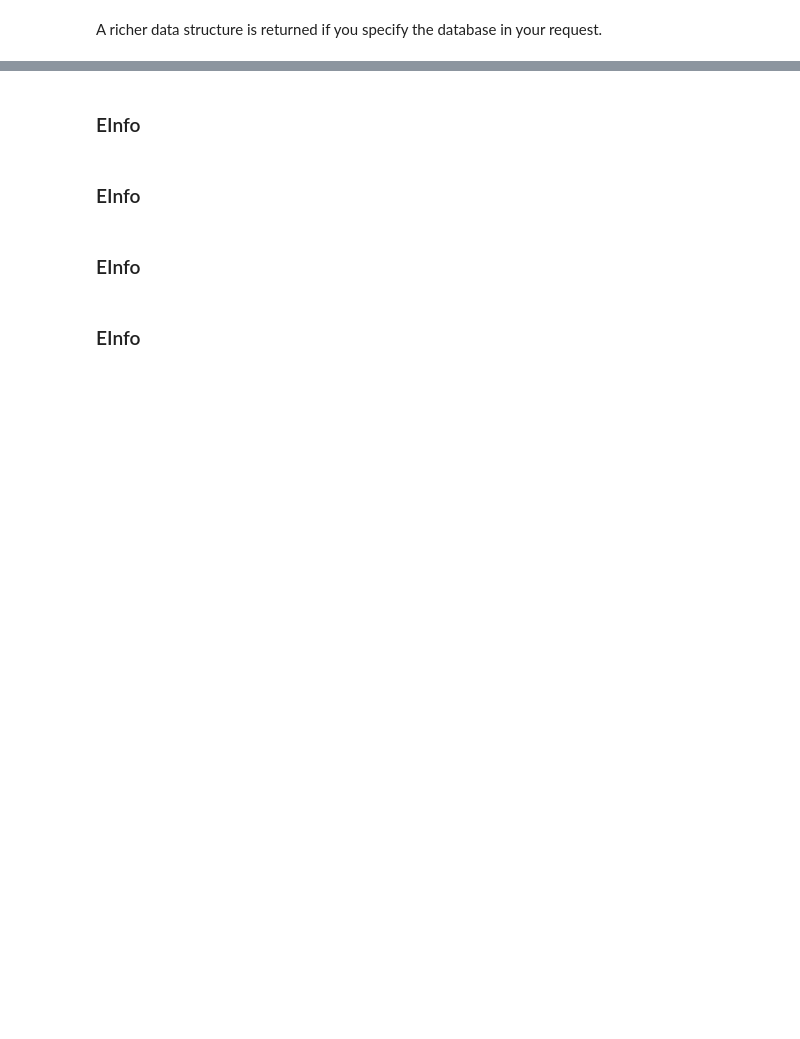
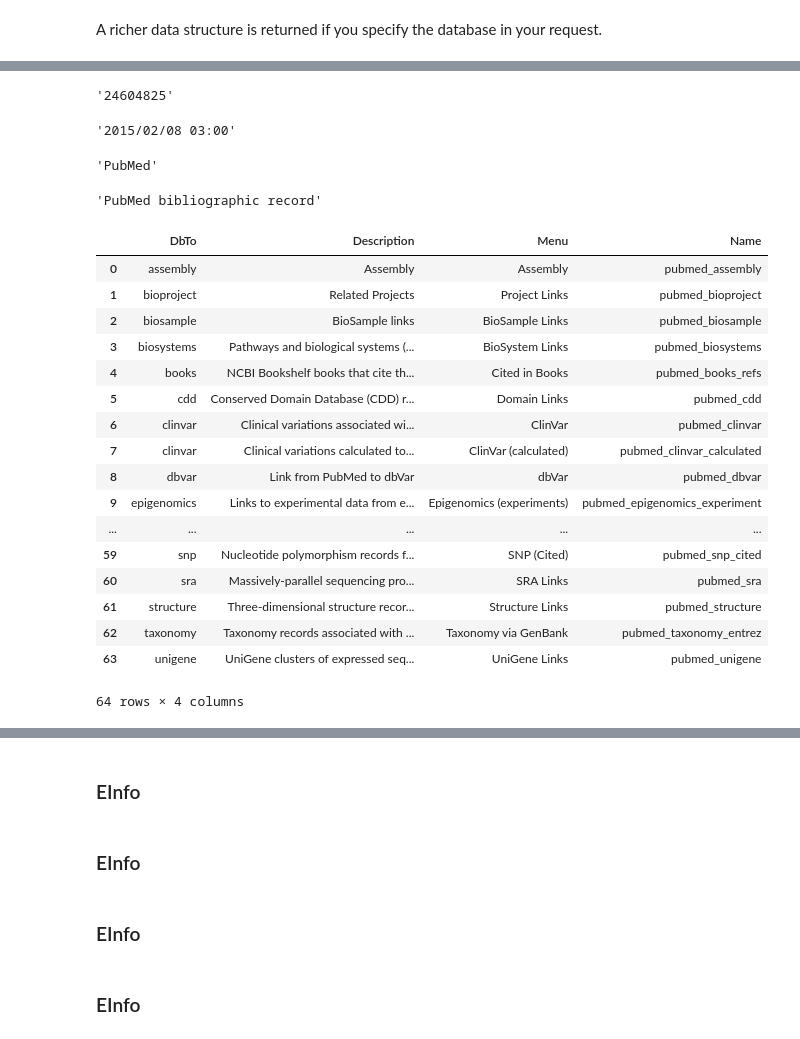
Before and after one commit to firaswehbe/eutilsutils, a Jupyter notebook: notebooks/Bio.Entrez General.ipynb, the cells around one changed output, grey strips where cells are left out. Cells and saved outputs as stored; diff of their text form; code cells hidden in the pictures; blank space fills up the shorter version.

```diff
--- a/notebooks/Bio.Entrez General.ipynb
+++ b/notebooks/Bio.Entrez General.ipynb
@@ -34,0 +48,37 @@ info_records
+# %%
+info_records['DbInfo']['Count']
+# %% [output]
+'24604825'
+# %%
+info_records['DbInfo']['LastUpdate']
+# %% [output]
+'2015/02/08 03:00'
+# %%
+info_records['DbInfo']['MenuName']
+# %% [output]
+'PubMed'
+# %%
+info_records['DbInfo']['Description']
+# %% [output]
+'PubMed bibliographic record'
+# %%
+pd.DataFrame(info_records['DbInfo']['LinkList'])
+# %% [output]
+|  | DbTo | Description | Menu | Name |
+| 0 | assembly | Assembly | Assembly | pubmed_assembly |
+| 1 | bioproject | Related Projects | Project Links | pubmed_bioproject |
+| 2 | biosample | BioSample links | BioSample Links | pubmed_biosample |
+| 3 | biosystems | Pathways and biological systems (... | BioSystem Links | pubmed_biosystems |
+| 4 | books | NCBI Bookshelf books that cite th... | Cited in Books | pubmed_books_refs |
+| 5 | cdd | Conserved Domain Database (CDD) r... | Domain Links | pubmed_cdd |
+| 6 | clinvar | Clinical variations associated wi... | ClinVar | pubmed_clinvar |
+| 7 | clinvar | Clinical variations calculated to... | ClinVar (calculated) | pubmed_clinvar_calculated |
+| 8 | dbvar | Link from PubMed to dbVar | dbVar | pubmed_dbvar |
+| 9 | epigenomics | Links to experimental data from e... | Epigenomics (experiments) | pubmed_epigenomics_experiment |
+| ... | ... | ... | ... | ... |
+| 59 | snp | Nucleotide polymorphism records f... | SNP (Cited) | pubmed_snp_cited |
+| 60 | sra | Massively-parallel sequencing pro... | SRA Links | pubmed_sra |
+| 61 | structure | Three-dimensional structure recor... | Structure Links | pubmed_structure |
+| 62 | taxonomy | Taxonomy records associated with ... | Taxonomy via GenBank | pubmed_taxonomy_entrez |
+| 63 | unigene | UniGene clusters of expressed seq... | UniGene Links | pubmed_unigene |
+64 rows × 4 columns
```
Also changed, not shown: parts of 7 cells of this notebook.
